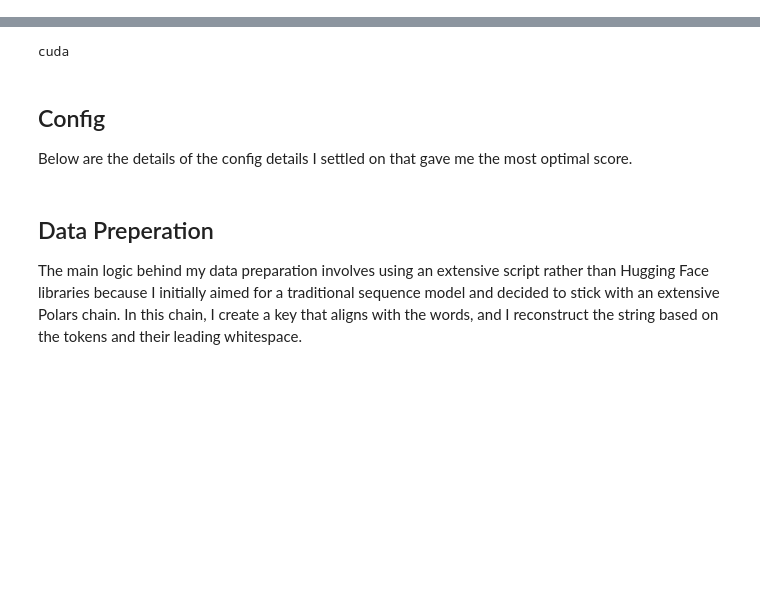
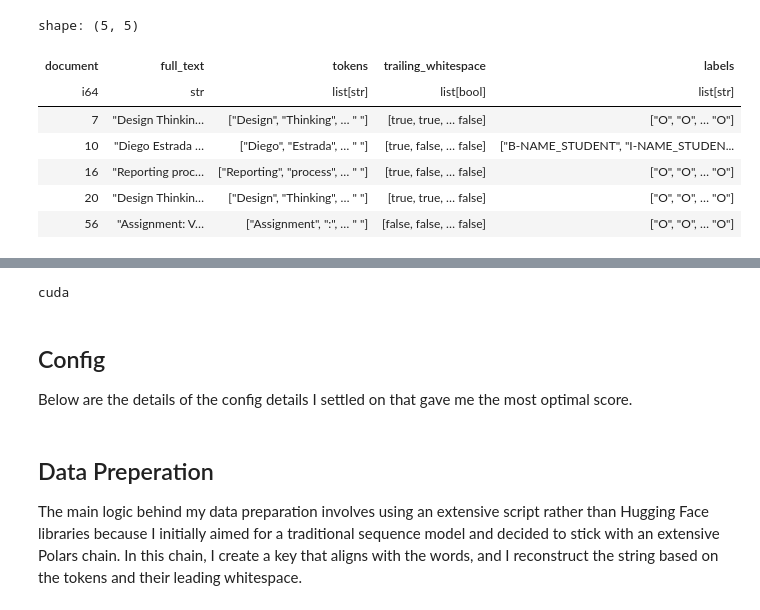
Before and after one commit to RobinBaldeo/kaggle_lstm, a Jupyter notebook: final/small-deberta-on-augmented-data.ipynb, the cells around one changed output, grey strips where cells are left out. Drawn from its saved outputs; the diff is of its cells as text; code cells hidden in the pictures; blank space fills up the shorter version.

Commit message:
adding structure of orginal file

```diff
--- a/final/small-deberta-on-augmented-data.ipynb
+++ b/final/small-deberta-on-augmented-data.ipynb
@@ -29,0 +18,12 @@ However, my best-performing model was a small DeBERTa architecture trained on a
+# %%
+orginal_data = pl.read_json('/content/drive/MyDrive/kaggle_lstm/data/train.json')
+orginal_data.head(5)
+# %% [output]
+shape: (5, 5)
+| document | full_text | tokens | trailing_whitespace | labels |
+| i64 | str | list[str] | list[bool] | list[str] |
+| 7 | "Design Thinkin… | ["Design", "Thinking", … " "] | [true, true, … false] | ["O", "O", … "O"] |
+| 10 | "Diego Estrada … | ["Diego", "Estrada", … " "] | [true, false, … false] | ["B-NAME_STUDENT", "I-NAME_STUDEN... |
+| 16 | "Reporting proc… | ["Reporting", "process", … " "] | [true, false, … false] | ["O", "O", … "O"] |
+| 20 | "Design Thinkin… | ["Design", "Thinking", … " "] | [true, true, … false] | ["O", "O", … "O"] |
+| 56 | "Assignment: V… | ["Assignment", ":", … " "] | [false, false, … false] | ["O", "O", … "O"] |
```
Also changed, not shown: parts of 7 cells of this notebook.
